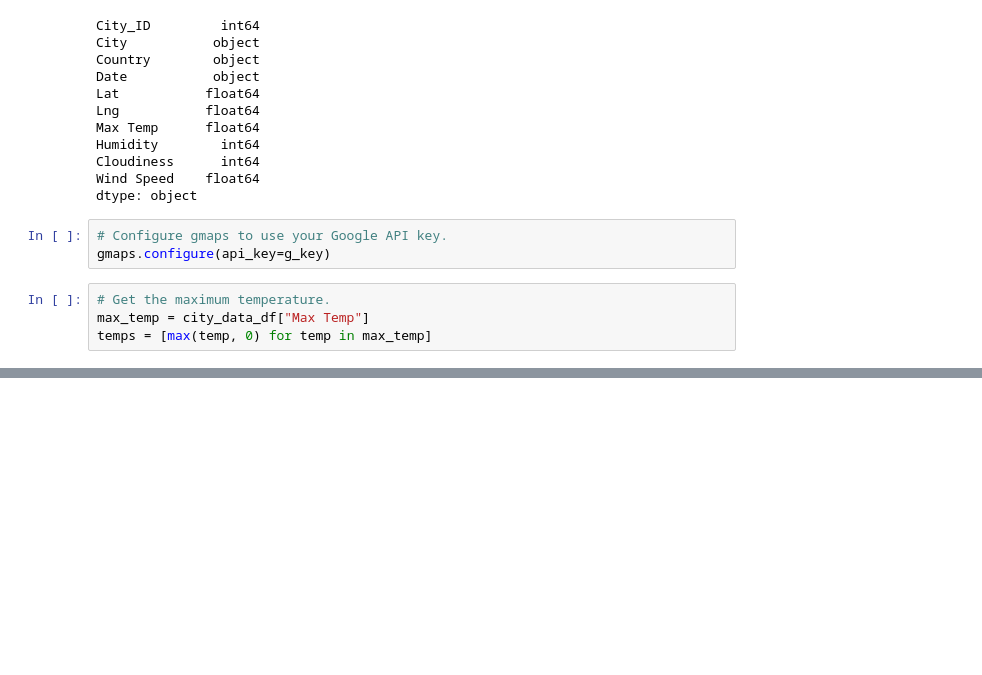
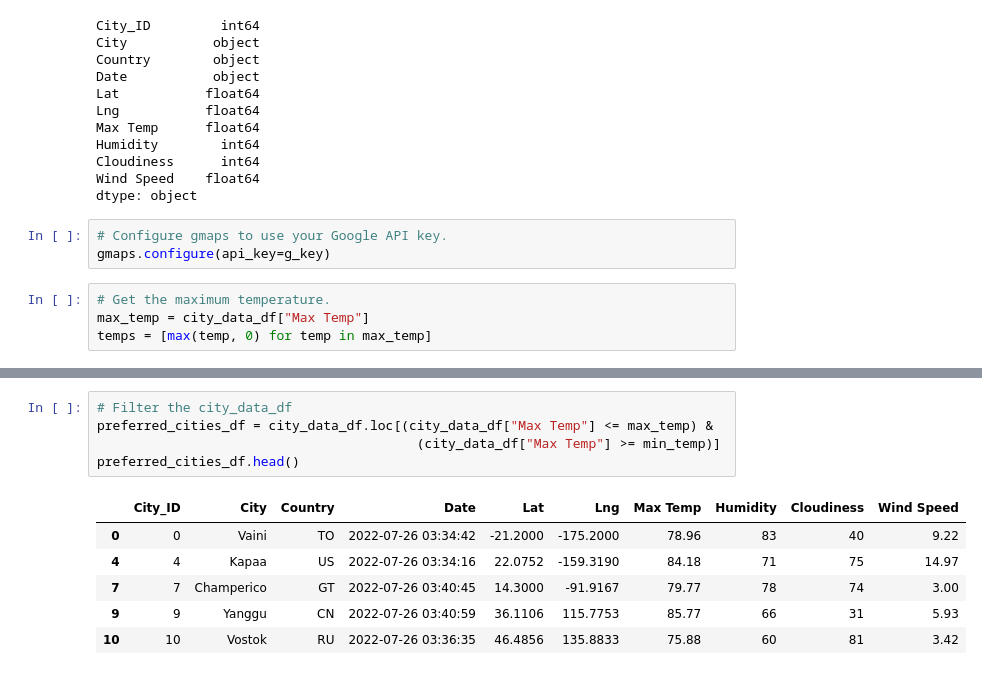
Before and after one commit to jeaninemjordan/World_Weather_Analysis, a Jupyter notebook: VacationPy.ipynb, the cells around one changed output, grey strips where cells are left out. Drawn from its saved outputs; the diff is of its cells as text; blank space fills up the shorter version.

```diff
--- a/VacationPy.ipynb
+++ b/VacationPy.ipynb
@@ -96,0 +170,12 @@ fig
+# %%
+# Filter the city_data_df
+preferred_cities_df = city_data_df.loc[(city_data_df["Max Temp"] <= max_temp) &
+                                         (city_data_df["Max Temp"] >= min_temp)]
+preferred_cities_df.head()
+# %% [output]
+|  | City_ID | City | Country | Date | Lat | Lng | Max Temp | Humidity | Cloudiness | Wind Speed |
+| 0 | 0 | Vaini | TO | 2022-07-26 03:34:42 | -21.2000 | -175.2000 | 78.96 | 83 | 40 | 9.22 |
+| 4 | 4 | Kapaa | US | 2022-07-26 03:34:16 | 22.0752 | -159.3190 | 84.18 | 71 | 75 | 14.97 |
+| 7 | 7 | Champerico | GT | 2022-07-26 03:40:45 | 14.3000 | -91.9167 | 79.77 | 78 | 74 | 3.00 |
+| 9 | 9 | Yanggu | CN | 2022-07-26 03:40:59 | 36.1106 | 115.7753 | 85.77 | 66 | 31 | 5.93 |
+| 10 | 10 | Vostok | RU | 2022-07-26 03:36:35 | 46.4856 | 135.8833 | 75.88 | 60 | 81 | 3.42 |
```
Also changed, not shown: parts of 11 cells of this notebook, 1 other file.
